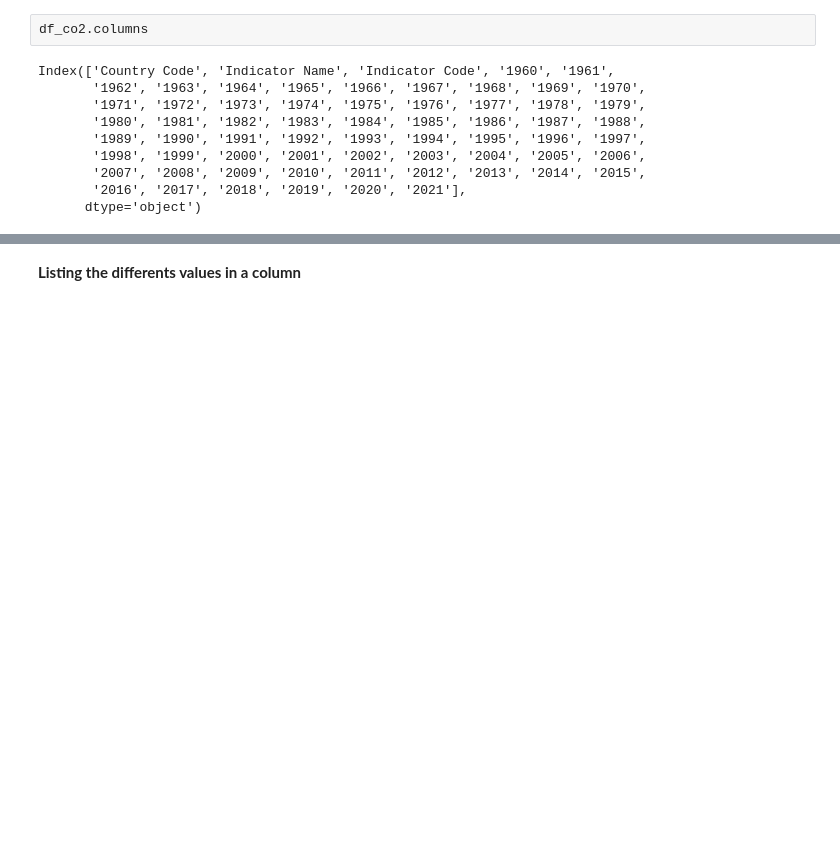
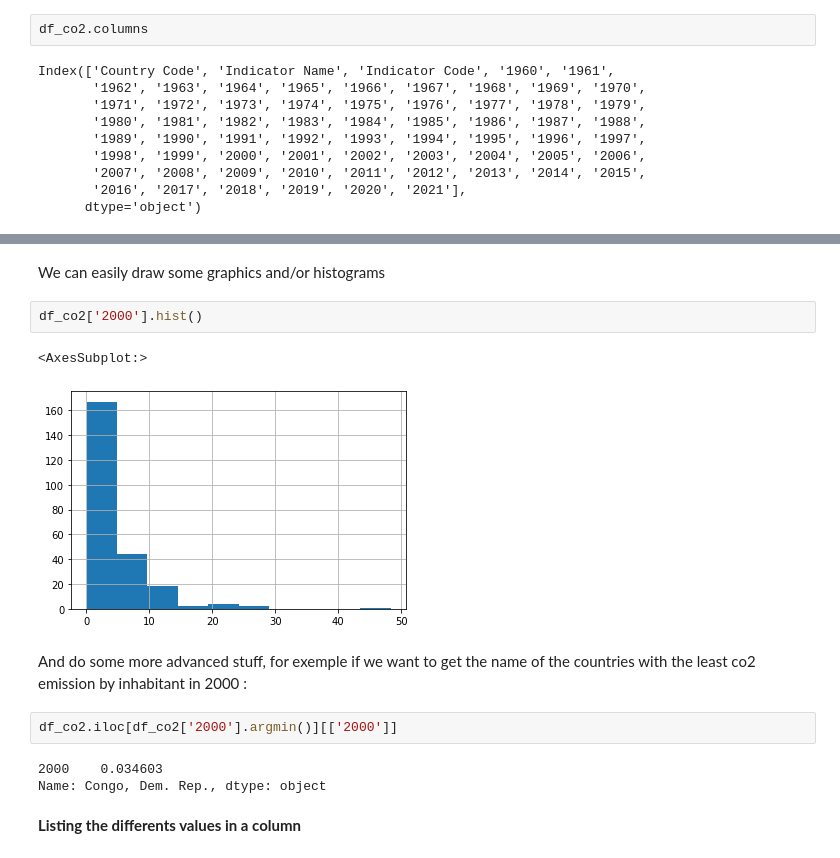
Before and after one commit to Aenori/20221024_public, a Jupyter notebook: jupyter_notebook/D01_world_bank_study.ipynb, the cells around one changed output, grey strips where cells are left out. Saved outputs shown, nothing was run; the diff lists cells and outputs as text; blank space fills up the shorter version.

```diff
--- a/jupyter_notebook/D01_world_bank_study.ipynb
+++ b/jupyter_notebook/D01_world_bank_study.ipynb
@@ -67,3 +102,17 @@ Index(['Country Code', 'Indicator Name', 'Indicator Code', '1960', '1961',
+# %% [markdown]
+We can easily draw some graphics and/or histograms
+# %%
+df_co2['2000'].hist()
+# %% [output]
+<AxesSubplot:>
+[figure, added]
+# %% [markdown]
+And do some more advanced stuff, for exemple if we want to get the name of the countries with the least co2 emission by inhabitant in 2000 :
+# %%
+df_co2.iloc[df_co2['2000'].argmin()][['2000']]
+# %% [output]
+2000    0.034603
+Name: Congo, Dem. Rep., dtype: object
 # %% [markdown]
 **Listing the differents values in a column**
 # %%
```
Also changed, not shown: parts of 11 cells of this notebook, 6 other files.
